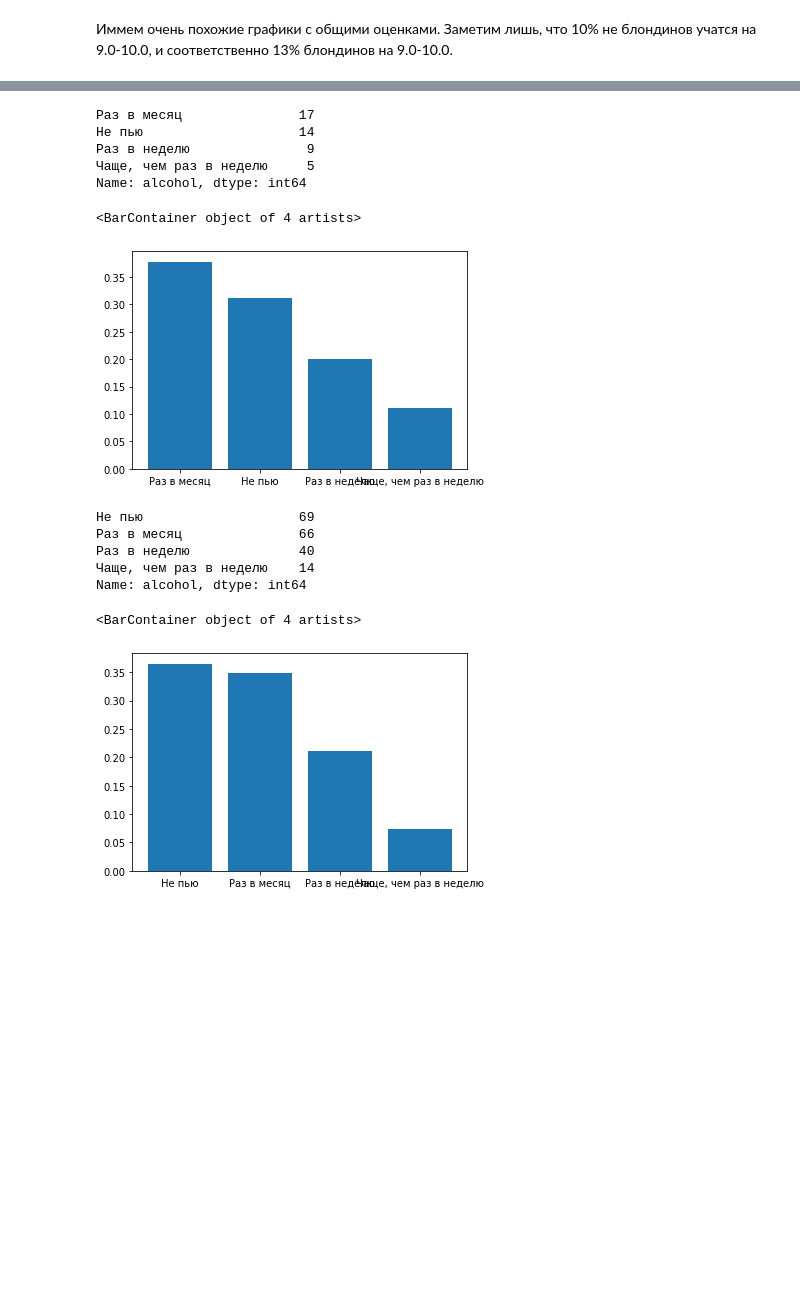
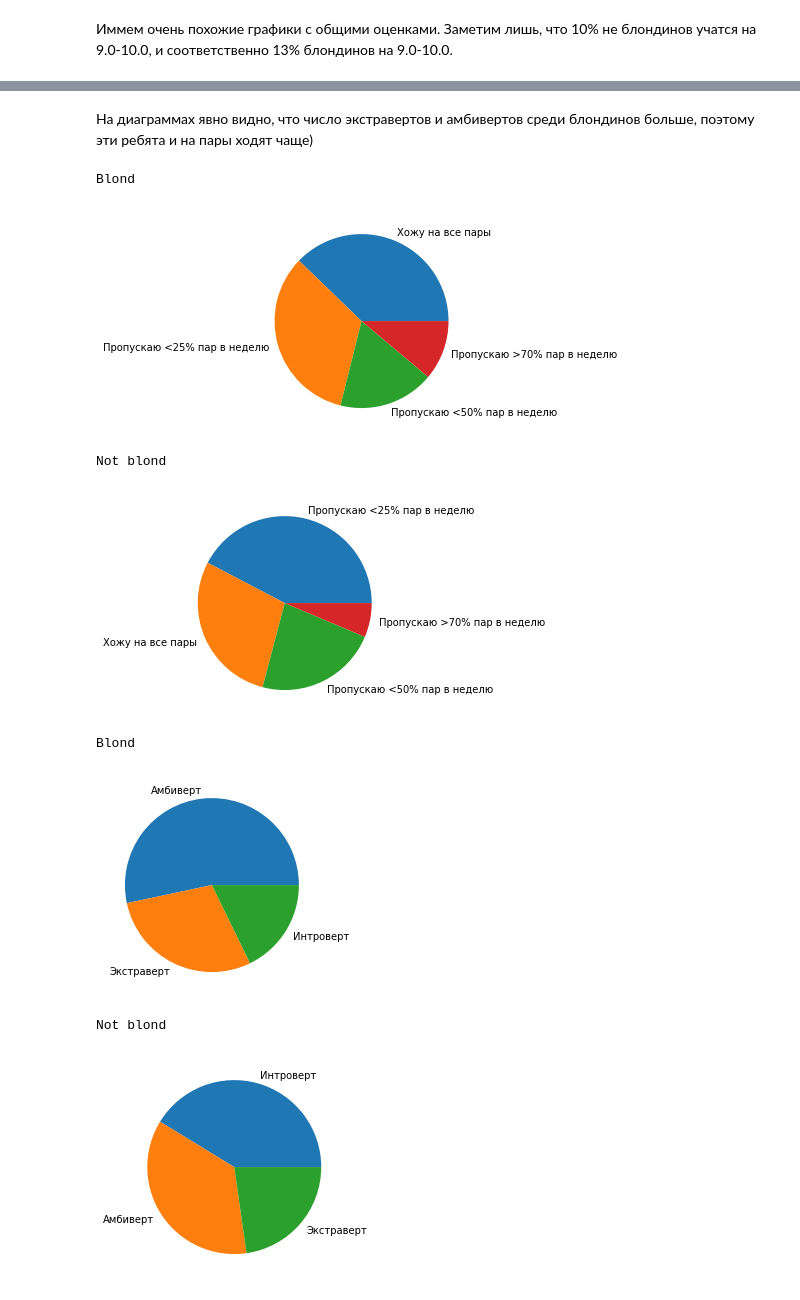
Before and after one commit to sherri-ice/DataAnalyseProject, a Jupyter notebook: Копия_блокнота_"vkiad_project".ipynb, the cells around one changed output, grey strips where cells are left out. Drawn from its saved outputs; the diff is of its cells as text; code cells hidden in the pictures; blank space fills up the shorter version.

```diff
--- a/Копия_блокнота_"vkiad_project".ipynb
+++ b/Копия_блокнота_"vkiad_project".ipynb
@@ -229,31 +277,29 @@ AttributeError: ignored
-# %%
-values = blond_values[column].value_counts()
-print(values)
-num_of_people = np.sum(values.values)
-values = values / num_of_people
-plt.xticks(np.arange(values.index.size), values.index)
-plt.bar(range(blond_values.column.unique().size), values)
-# %% [output]
-Раз в месяц               17
-Не пью                    14
-Раз в неделю               9
-Чаще, чем раз в неделю     5
-Name: alcohol, dtype: int64
-<BarContainer object of 4 artists>
-[figure, removed]
-# %%
-grades = not_blond_grades.alcohol.value_counts()
-# grades = grades.reindex(['0 часов 0 минут 0 секунд', 'Максимум 2 часа','Могу посидеть и 3, и 4', 'Ботаю ол дэй лонг'])
-print(grades)
-max_grade = np.sum(grades.values)
-grades = grades / max_grade
-plt.xticks(np.arange(grades.index.size), grades.index)
-plt.bar(range(not_blond_grades.alcohol.unique().size), grades)
-# %% [output]
-Не пью                    69
-Раз в месяц               66
-Раз в неделю              40
-Чаще, чем раз в неделю    14
-Name: alcohol, dtype: int64
-<BarContainer object of 4 artists>
-[figure, removed]
+# %% [markdown]
+На диаграммах явно видно, что число экстравертов и амбивертов среди блондинов больше, поэтому эти ребята и на пары ходят чаще)
+# %%
+columns = np.array(['attendance', 'person_type'])
+for column in columns:
+  df = data_frame
+  df = df[['blond', column]]
+  blond_df = df[df['blond'] == True]
+  blond_df.name = "Blond"
+  not_blond_df = df[df['blond'] == False]
+  not_blond_df.name = "Not blond"
+
+
+  for df in [blond_df, not_blond_df]:
+    print(df.name)
+    values = df[column].value_counts()
+    num_of_people = np.sum(values.values)
+    values = values / num_of_people
+    plt.pie(values.values, labels = values.index)
+    plt.show()
+# %% [output]
+Blond
+[figure, added]
+Not blond
+[figure, added]
+Blond
+[figure, added]
+Not blond
+[figure, added]
```
Also changed, not shown: parts of 9 cells of this notebook.
